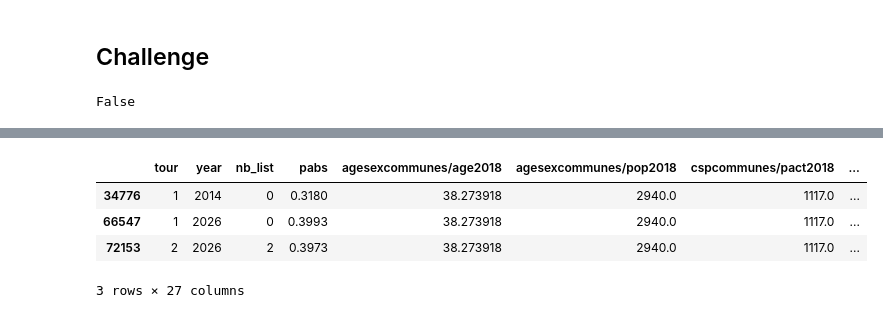
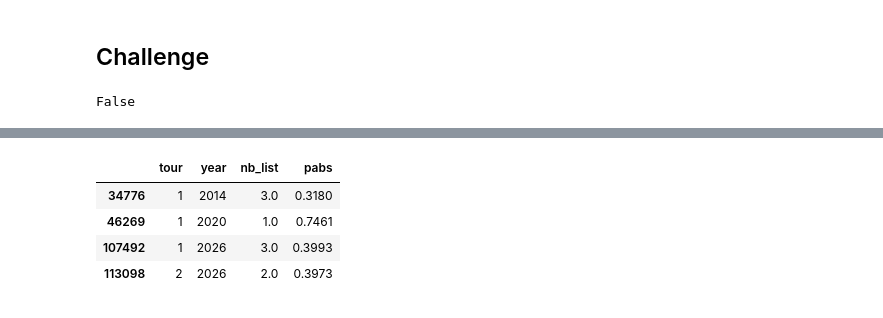
Before and after one commit to artmanceau/electera, a Jupyter notebook: notebooks/experiments/challenge_open_data.ipynb, the cells around one changed output, grey strips where cells are left out. Cells and saved outputs as stored; diff of their text form; code cells hidden in the pictures.

```diff
--- a/notebooks/experiments/challenge_open_data.ipynb
+++ b/notebooks/experiments/challenge_open_data.ipynb
@@ -29,7 +29,13 @@ fs = s3fs.S3FileSystem(
     secret = os.environ["AWS_SECRET_ACCESS_KEY"],
     token = os.environ["AWS_SESSION_TOKEN"])
 # %%
+election_2014_t1 = DataLoader().load_dataset('s3://arthurmanceau/election_modeling_uhcp/data/raw/elections/municipales/2014/muni2014_csv/muni2014comm.parquet')
+election_2014_t1['codecommune'] = election_2014_t1['codecommune'].replace({'01N01': '01283', '01N02': '01283'})
+election_2014_t2 = DataLoader().load_dataset('s3://arthurmanceau/election_modeling_uhcp/data/raw/elections/municipales/2014/muni2014_csv/muni2014comm_t2.parquet')
+
+election_2020_t1 = DataLoader().load_dataset('s3://arthurmanceau/election_modeling_uhcp/data/raw/elections/municipales/2020/muni2020_csv/muni2020comm.parquet')
+election_2020_t2 = DataLoader().load_dataset('s3://arthurmanceau/election_modeling_uhcp/data/raw/elections/municipales/2020/muni2020_csv/muni2020comm_t2.parquet')
+
+election_2026_t1 = DataLoader().load_dataset('s3://arthurmanceau/election_modeling_uhcp/data/raw/elections/municipales/2026/muni2026_csv/muni2026comm.parquet')
 election_2026_t2 = DataLoader().load_dataset('s3://arthurmanceau/election_modeling_uhcp/data/raw/elections/municipales/2026/muni2026_csv/muni2026comm_t2.parquet')
-election_2026 = DataLoader().load_dataset('s3://arthurmanceau/election_modeling_uhcp/data/raw/elections/municipales/2026/muni2026_csv/muni2026comm.parquet')
-election_2014 = DataLoader().load_dataset('s3://arthurmanceau/election_modeling_uhcp/data/raw/elections/municipales/2014/muni2014_csv/muni2014comm.parquet')
 # %% [output]
@@ -107,4 +166,6 @@ features = ['agesexcommunes/age2018',
 # %%
 socio_eco_filtered = socio_eco[features]
+# Drop rows where 'codecommune' is not 5 digits
+socio_eco_filtered = socio_eco_filtered[socio_eco_filtered['codecommune'].astype(str).str.len() == 5]
 # %%
-data = elections.merge(socio_eco_filtered, on='codecommune', how='left')
+data = elections.merge(socio_eco_filtered, on='codecommune', how='left', validate='m:1')
@@ -131,0 +172,27 @@ data[data['cspcommunes/pchom2018']> 1.0]
+# %%
+marseille_codes = [
+    '13201', '13202', '13205', '13207', '13209', '13211', '13213', '13215'
+]
+# For these, set their values to those of 13055 (Marseille)
+if 'codecommune' in data.columns:
+    mask_marseille = data['codecommune'].isin(marseille_codes)
+    marseille_row = data[data['codecommune'] == '13055']
+    if not marseille_row.empty:
+        for code in marseille_codes:
+            data.loc[data['codecommune'] == code, :] = marseille_row.values[0]
+
+# List of Lyon arrondissements codes to update
+lyon_codes = [
+    '69381', '69382', '69383', '69384', '69385', '69386', '69387', '69388', '69389'
+]
+
+
+lyon_row = socio_eco_filtered[socio_eco_filtered['codecommune'] == '69123']
+if not lyon_row.empty:
+        for code in lyon_codes:
+            idx = data[data['codecommune'] == code].index
+            if not idx.empty:
+                # Only update columns that exist in both dataframes
+                common_cols = list(set(data.columns) & set(socio_eco_filtered.columns))
+                for col in common_cols:
+                    data.loc[idx, col] = lyon_row.iloc[0][col]
@@ -132,10 +215,10 @@ data[data['cspcommunes/pchom2018']> 1.0]
 # %%
 data.to_csv('final_data.csv')
 # %%
-data.loc[data['codecommune']=='77393', ['tour', 'year', 'nb_list', 'pabs']+features]#.dropna()
+data.loc[data['codecommune']=='77393', ['tour', 'year', 'nb_list', 'pabs']]
 # %% [output]
-|  | tour | year | nb_list | pabs | agesexcommunes/age2018 | agesexcommunes/pop2018 | cspcommunes/pact2018 | ... |
-| 34776 | 1 | 2014 | 0 | 0.3180 | 38.273918 | 2940.0 | 1117.0 | ... |
-| 66547 | 1 | 2026 | 0 | 0.3993 | 38.273918 | 2940.0 | 1117.0 | ... |
-| 72153 | 2 | 2026 | 2 | 0.3973 | 38.273918 | 2940.0 | 1117.0 | ... |
+|  | tour | year | nb_list | pabs |
+| 34776 | 1 | 2014 | 3.0 | 0.3180 |
+| 46269 | 1 | 2020 | 1.0 | 0.7461 |
+| 107492 | 1 | 2026 | 3.0 | 0.3993 |
+| 113098 | 2 | 2026 | 2.0 | 0.3973 |
-3 rows × 27 columns
```
Also changed, not shown: parts of 9 cells of this notebook, 1 other file.
